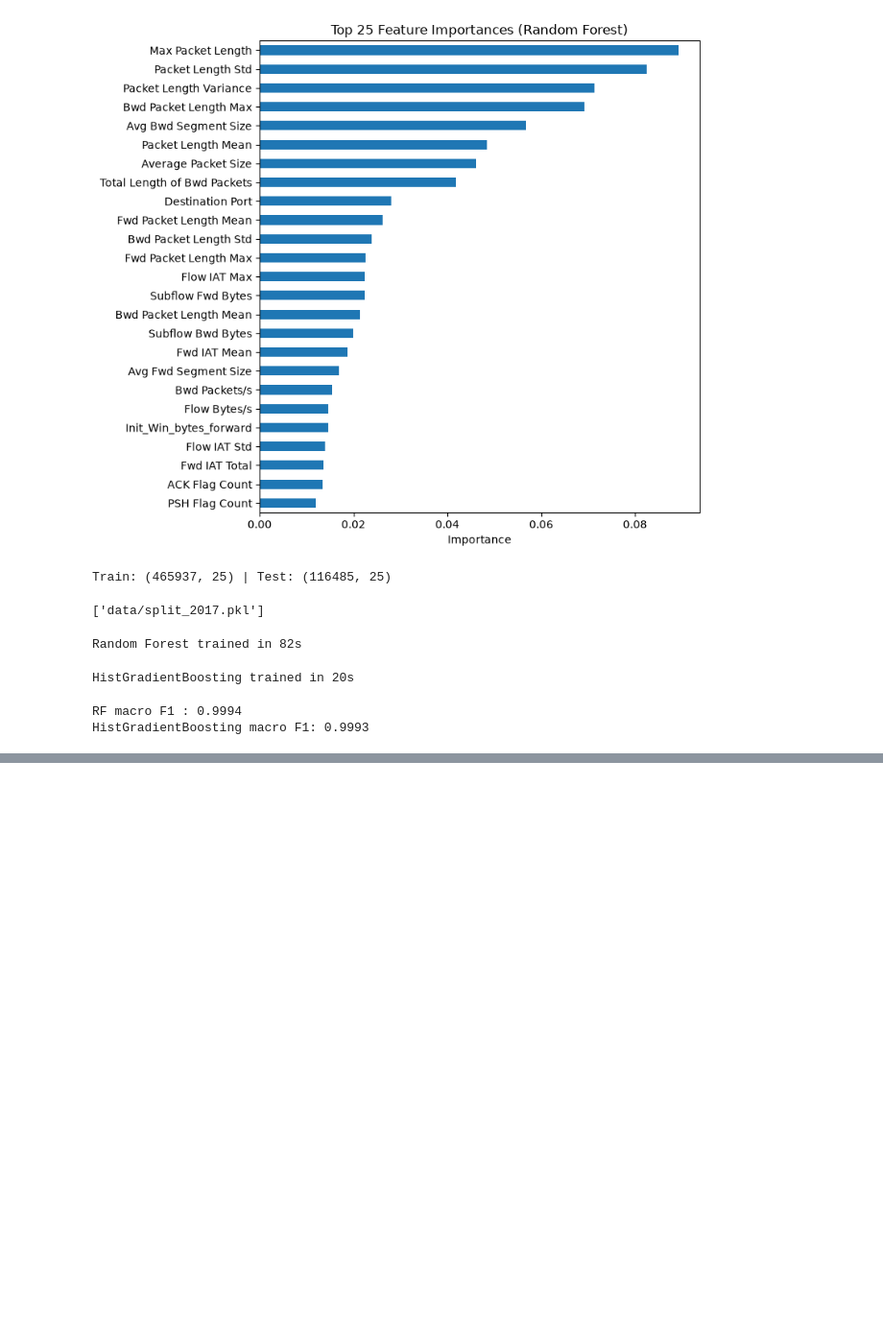
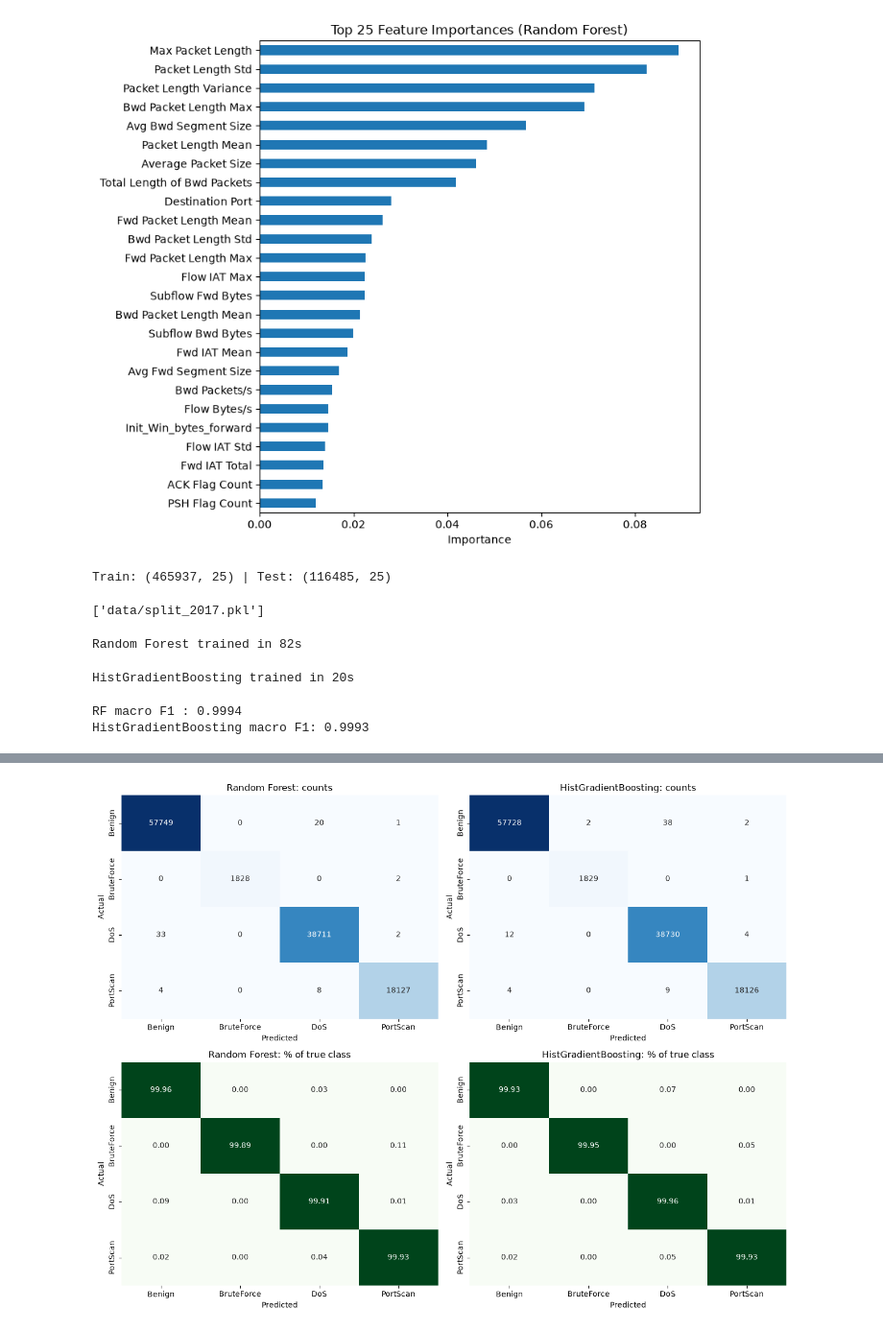
Before and after one commit to an-2210/soc-threat-intelligence-system, a Jupyter notebook: part1/part1_classifier.ipynb, the cells around one changed output, grey strips where cells are left out. Shown at 96% size. Saved outputs shown, nothing was run; the diff lists cells and outputs as text; code cells hidden in the pictures; blank space fills up the shorter version.

```diff
--- a/part1/part1_classifier.ipynb
+++ b/part1/part1_classifier.ipynb
@@ -216,0 +220,14 @@ pd.DataFrame([
+# %%
+from sklearn.metrics import accuracy_score
+
+labels = sorted(y_test.unique())
+rf_pred = rf.predict(X_test)
+gb_pred = gb_predict(X_test)
+
+print("=== Random Forest ===")
+print(classification_report(y_test, rf_pred, labels=labels, digits=4))
+print(f"=== {gb_name} ===")
+print(classification_report(y_test, gb_pred, labels=labels, digits=4))
+
+pd.DataFrame(classification_report(y_test, rf_pred, labels=labels, output_dict=True)).T.round(4).to_csv("figures/report_rf.csv")
+pd.DataFrame(classification_report(y_test, gb_pred, labels=labels, output_dict=True)).T.round(4).to_csv("figures/report_gb.csv")
@@ -216,0 +252,18 @@ pd.DataFrame([
+# %%
+fig, axes = plt.subplots(2, 2, figsize=(13, 10))
+for col, (pred, name) in enumerate([(rf_pred, "Random Forest"), (gb_pred, gb_name)]):
+    cm = confusion_matrix(y_test, pred, labels=labels)
+    cm_pct = cm / cm.sum(axis=1, keepdims=True) * 100
+    sns.heatmap(cm, annot=True, fmt="d", cmap="Blues", cbar=False,
+                xticklabels=labels, yticklabels=labels, ax=axes[0, col])
+    axes[0, col].set_title(f"{name}: counts")
+    sns.heatmap(cm_pct, annot=True, fmt=".2f", cmap="Greens", cbar=False,
+                xticklabels=labels, yticklabels=labels, ax=axes[1, col])
+    axes[1, col].set_title(f"{name}: % of true class")
+    for r in (0, 1):
+        axes[r, col].set_xlabel("Predicted"); axes[r, col].set_ylabel("Actual")
+plt.tight_layout()
+plt.savefig("figures/confusion_matrices.png", dpi=200)
+plt.show()
+# %% [output]
+[figure, added]
```
Also changed, not shown: parts of 4 cells of this notebook, 5 other files.
